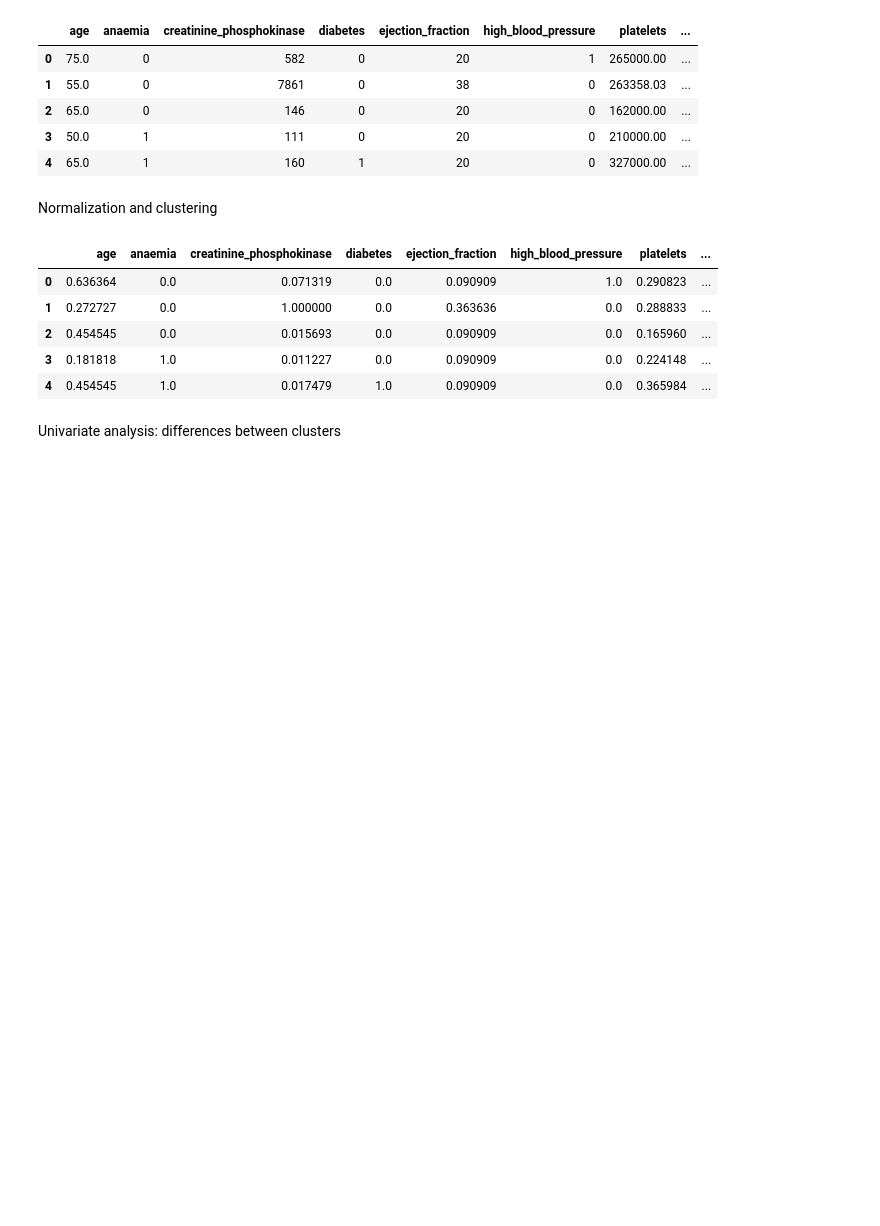
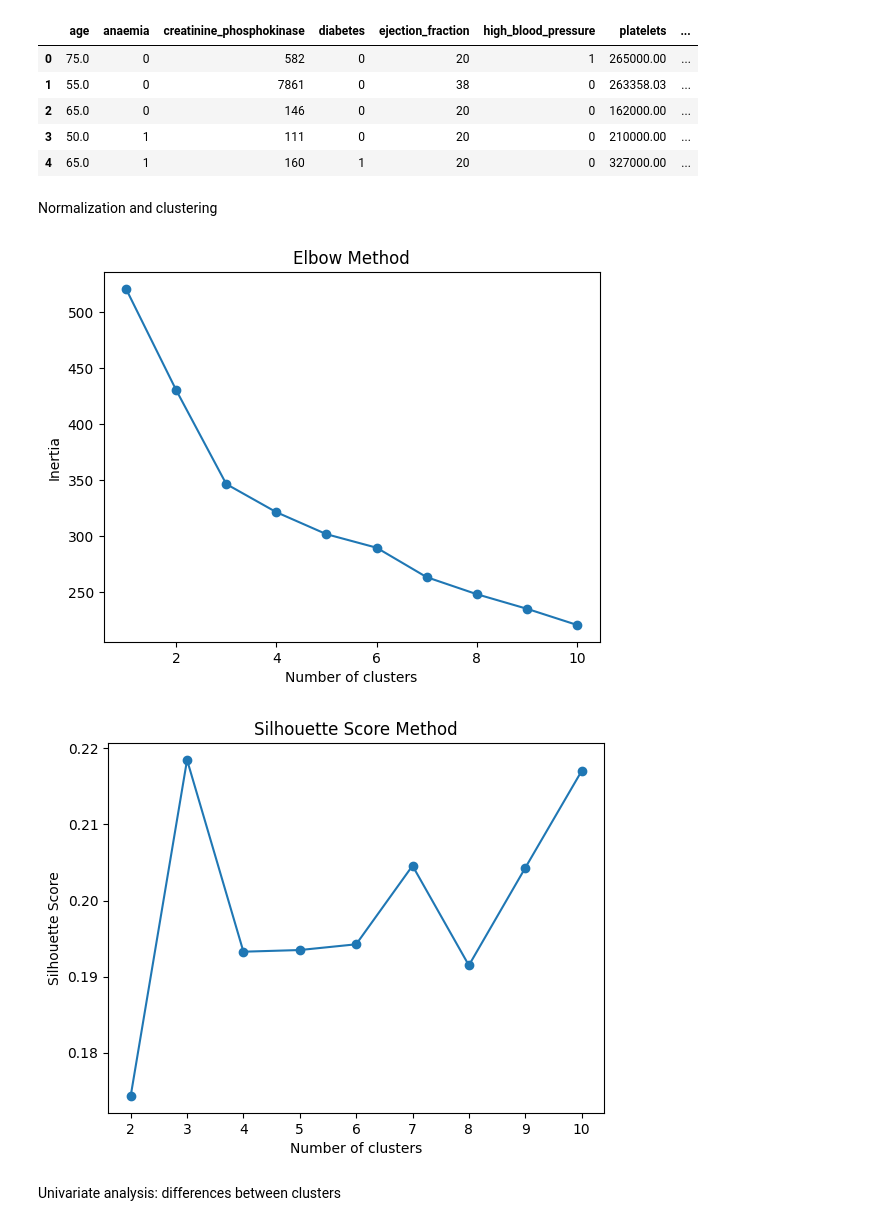
Before and after one commit to GuerineHoussem/ScientificVisualization, a Jupyter notebook: dev.ipynb, the cells around one changed output. Drawn from its saved outputs; the diff is of its cells as text; code cells hidden in the pictures; blank space fills up the shorter version.

```diff
--- a/dev.ipynb
+++ b/dev.ipynb
@@ -90,29 +91,45 @@ Normalization and clustering
 # %%
 # Let's separate the features
 X = df.copy()
 
 continuous_vars = ['age', 'creatinine_phosphokinase', 'ejection_fraction', 'platelets', 'serum_creatinine', 'serum_sodium', 'time']
 binary_vars = ['anaemia', 'diabetes', 'high_blood_pressure', 'sex', 'smoking', 'DEATH_EVENT']
 
 # Standardization
 scaler = MinMaxScaler()
 X_scaled = pd.DataFrame(scaler.fit_transform(X), columns=X.columns)
 
 # Clustering (esempio con K-Means)
+# elbow method to find optimal number of clusters
+inertia = []
+for n in range(1, 11):
+    kmeans = KMeans(n_clusters=n, random_state=42)
+    kmeans.fit(X_scaled)
+    inertia.append(kmeans.inertia_)
+plt.plot(range(1, 11), inertia, marker='o')
+plt.title('Elbow Method')
+plt.xlabel('Number of clusters')
+plt.ylabel('Inertia')
+plt.show()
+# silhouette score to find optimal number of clusters
+silhouette_scores = []
+for n in range(2, 11):
+    kmeans = KMeans(n_clusters=n, random_state=42)
+    labels = kmeans.fit_predict(X_scaled)
+    silhouette_scores.append(silhouette_score(X_scaled, labels))
+plt.plot(range(2, 11), silhouette_scores, marker='o')
+plt.title('Silhouette Score Method')
+plt.xlabel('Number of clusters')
+plt.ylabel('Silhouette Score')
+
 kmeans = KMeans(n_clusters=3, random_state=42)
 clusters = kmeans.fit_predict(X_scaled)
 
 # Adding clusters to the dataframe
 df['cluster'] = clusters
-
-X_scaled.head()
 # %% [output]
-|  | age | anaemia | creatinine_phosphokinase | diabetes | ejection_fraction | high_blood_pressure | platelets | ... |
-| 0 | 0.636364 | 0.0 | 0.071319 | 0.0 | 0.090909 | 1.0 | 0.290823 | ... |
-| 1 | 0.272727 | 0.0 | 1.000000 | 0.0 | 0.363636 | 0.0 | 0.288833 | ... |
-| 2 | 0.454545 | 0.0 | 0.015693 | 0.0 | 0.090909 | 0.0 | 0.165960 | ... |
-| 3 | 0.181818 | 1.0 | 0.011227 | 0.0 | 0.090909 | 0.0 | 0.224148 | ... |
-| 4 | 0.454545 | 1.0 | 0.017479 | 1.0 | 0.090909 | 0.0 | 0.365984 | ... |
+[figure, added]
+[figure, added]
 # %% [markdown]
 Univariate analysis: differences between clusters
 # %% [markdown]
```
Also changed, not shown: parts of 6 cells of this notebook.
